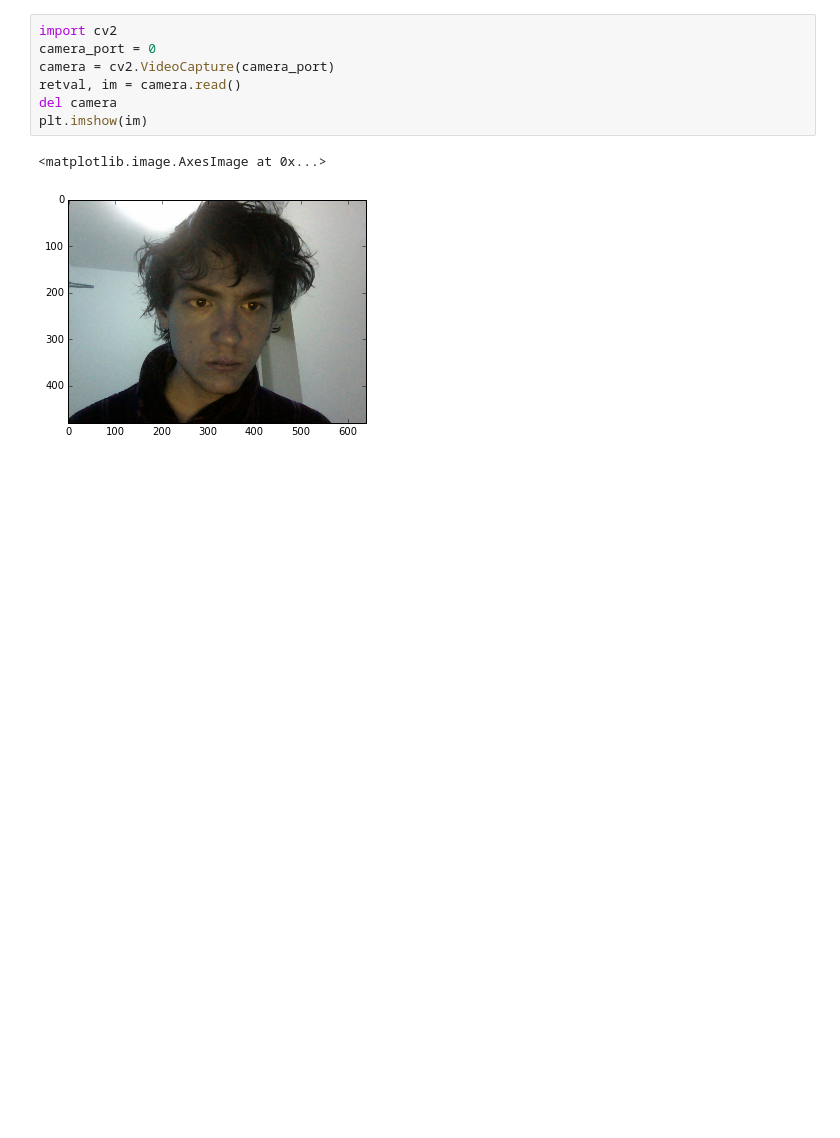
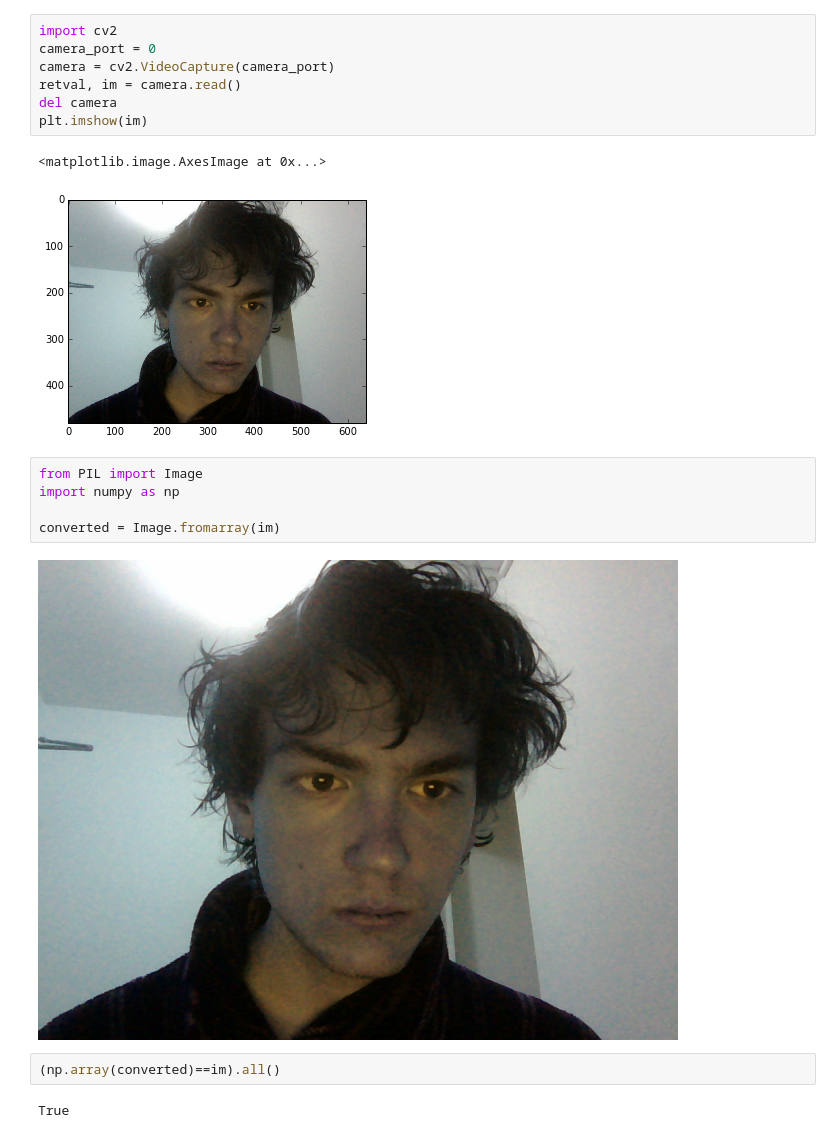
Before and after one commit to cferko/artificer, a Jupyter notebook: source/ghammara/ghammara_draft.ipynb, the cells around one changed output. Cells and saved outputs as stored; diff of their text form; blank space fills up the shorter version.

```diff
--- a/source/ghammara/ghammara_draft.ipynb
+++ b/source/ghammara/ghammara_draft.ipynb
@@ -54,3 +54,14 @@ plt.imshow(im)
 # %% [output]
 <matplotlib.image.AxesImage at 0x...>
 [figure]
+# %%
+from PIL import Image
+import numpy as np
+
+converted = Image.fromarray(im)
+# %% [output]
+[figure, added]
+# %%
+(np.array(converted)==im).all()
+# %% [output]
+True
```
Also changed, not shown: 1 other file.
